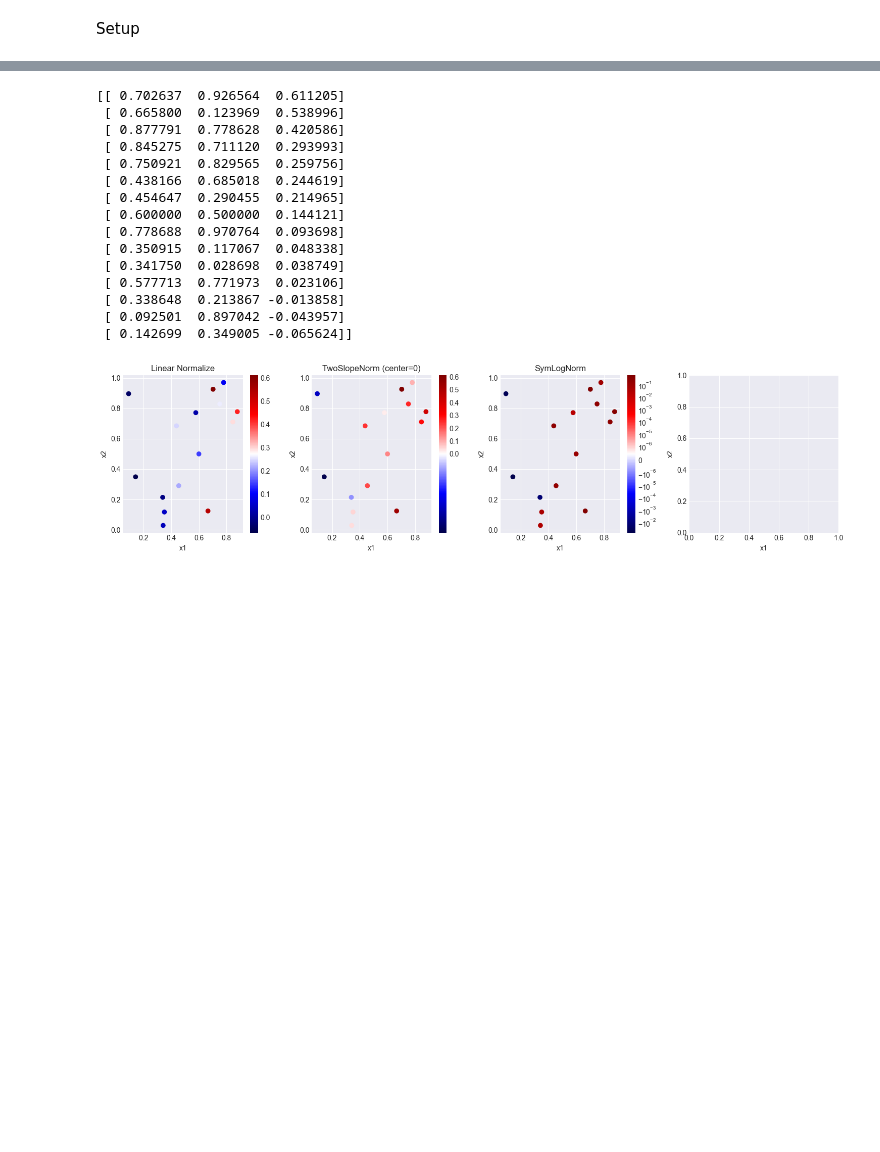
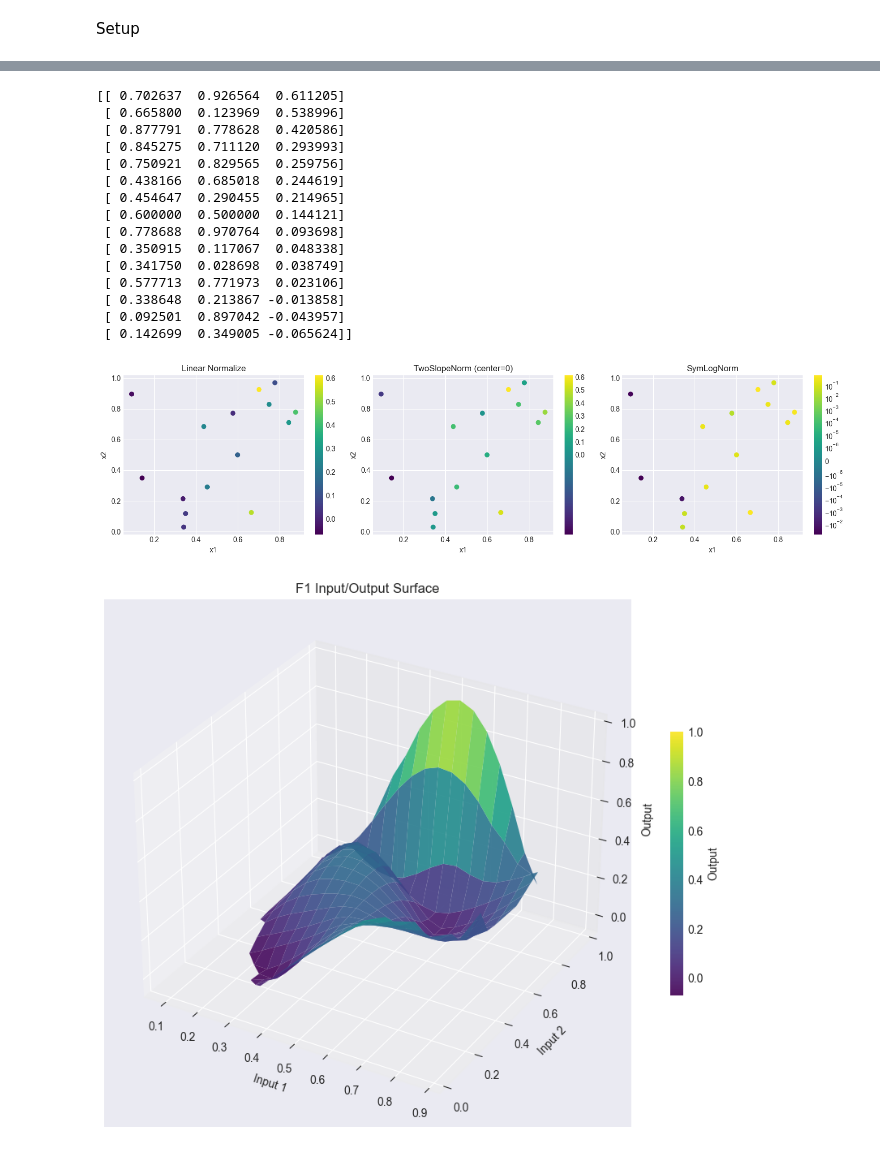
Before and after one commit to richardbatchelor/capstone, a Jupyter notebook: CapstoneVisualisation.ipynb, the cells around one changed output, grey strips where cells are left out. Saved outputs shown, nothing was run; the diff lists cells and outputs as text; code cells hidden in the pictures; blank space fills up the shorter version.

```diff
--- a/CapstoneVisualisation.ipynb
+++ b/CapstoneVisualisation.ipynb
@@ -141,58 +116,91 @@ plt.show()
 # %%
 f2_Inputs, f2_Outputs = combineInitialDataAndSubmissionsToDate(2)
-
 f2_inputOutput = np.column_stack((f2_Inputs, f2_Outputs))
 f2_inputOutputSorted = sortByLargestOutputDescending(f2_inputOutput)
 
 print(np.array2string(f2_inputOutputSorted, floatmode='fixed', precision=6))
 
-x, y, z = np.split(f2_inputOutputSorted, 3, axis=1)
+#Split into x,y,z
+x = f2_inputOutputSorted[:, 0]
+y = f2_inputOutputSorted[:, 1]
+z = f2_inputOutputSorted[:, 2]
+
 
 import matplotlib.pyplot as plt
 from matplotlib.colors import TwoSlopeNorm, SymLogNorm, Normalize
 
-fig, axes = plt.subplots(1, 4, figsize=(15, 4))
+fig, axes = plt.subplots(1, 3, figsize=(15, 4))
 
 #⃣ Default normalization (linear)
 norm1 = Normalize(vmin=z.min(), vmax=z.max())
-sc1 = axes[0].scatter(x, y, c=z, cmap="seismic", norm=norm1)
+sc1 = axes[0].scatter(x, y, c=z, cmap="viridis", norm=norm1)
 axes[0].set_title("Linear Normalize")
 plt.colorbar(sc1, ax=axes[0])
 
 # 2️⃣ TwoSlopeNorm (centered at zero)
 norm2 = TwoSlopeNorm(vmin=z.min(), vcenter=0, vmax=z.max())
-sc2 = axes[1].scatter(x, y, c=z, cmap="seismic", norm=norm2)
+sc2 = axes[1].scatter(x, y, c=z, cmap="viridis", norm=norm2)
 axes[1].set_title("TwoSlopeNorm (center=0)")
 plt.colorbar(sc2, ax=axes[1])
 
 # 3️⃣ SymLogNorm (best for huge magnitude differences)
 norm3 = SymLogNorm(linthresh=1e-6, vmin=z.min(), vmax=z.max())
-sc3 = axes[2].scatter(x, y, c=z, cmap="seismic", norm=norm3)
+sc3 = axes[2].scatter(x, y, c=z, cmap="viridis", norm=norm3)
 axes[2].set_title("SymLogNorm")
 plt.colorbar(sc3, ax=axes[2])
-
 
 
 for ax in axes:
     ax.set_xlabel("x1")
     ax.set_ylabel("x2")
 
 plt.tight_layout()
 plt.show()
+
+
+from mpl_toolkits.mplot3d import Axes3D
+import matplotlib.pyplot as plt
+import numpy as np
+from scipy.interpolate import griddata
+
+
+# Create a grid to interpolate onto (needed for plot_surface)
+xi = np.linspace(x.min(), x.max(), 20)
+yi = np.linspace(y.min(), y.max(), 20)
+xi, yi = np.meshgrid(xi, yi)
+
+# Interpolate scattered points onto the grid
+zi = griddata((x, y), z, (xi, yi), method='cubic')
+
+# Plot
+surface = plt.figure(figsize=(10, 7))
+ax = surface.add_subplot(111, projection='3d')
+
+surf = ax.plot_surface(xi, yi, zi, cmap='viridis', edgecolor='none', alpha=0.9)
+fig.colorbar(surf, ax=ax, shrink=0.5, label='Output')
+
+ax.set_xlabel('Input 1')
+ax.set_ylabel('Input 2')
+ax.set_zlabel('Output')
+ax.set_title('F1 Input/Output Surface')
+
+plt.tight_layout()
+plt.show()
 # %% [output]
 [[ 0.702637  0.926564  0.611205]
  [ 0.665800  0.123969  0.538996]
  [ 0.877791  0.778628  0.420586]
  [ 0.845275  0.711120  0.293993]
  [ 0.750921  0.829565  0.259756]
  [ 0.438166  0.685018  0.244619]
  [ 0.454647  0.290455  0.214965]
  [ 0.600000  0.500000  0.144121]
  [ 0.778688  0.970764  0.093698]
  [ 0.350915  0.117067  0.048338]
  [ 0.341750  0.028698  0.038749]
  [ 0.577713  0.771973  0.023106]
  [ 0.338648  0.213867 -0.013858]
  [ 0.092501  0.897042 -0.043957]
  [ 0.142699  0.349005 -0.065624]]
-[figure, old version]
+[figure, new version]
+[figure, added]
```
Also changed, not shown: parts of 13 cells of this notebook, 4 other files.
